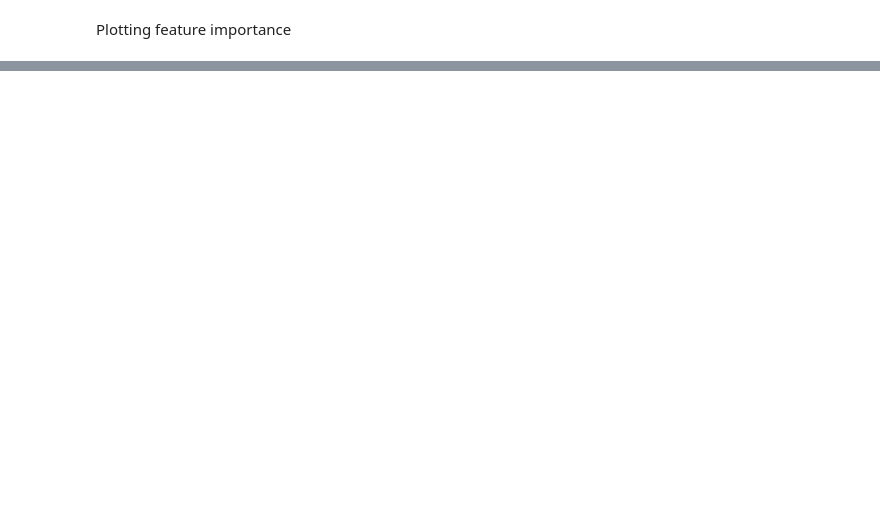
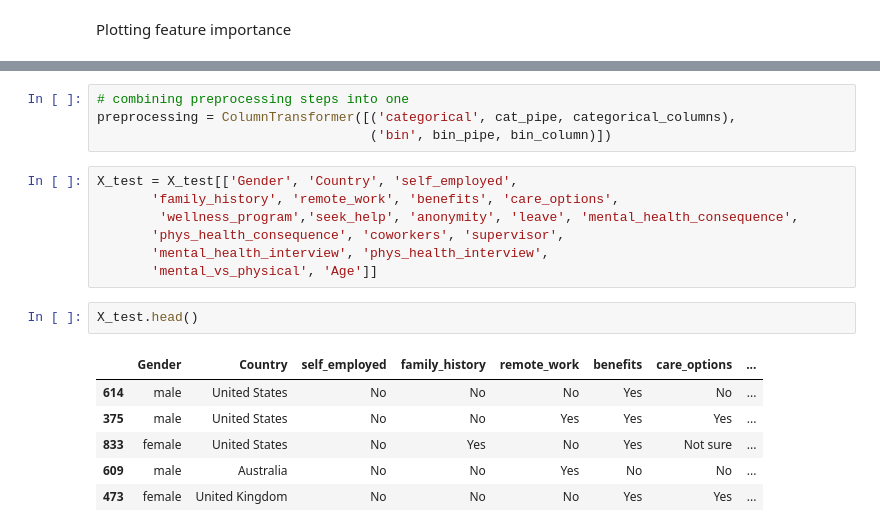
Before and after one commit to michellejc/ML_Lab_FinalProject, a Jupyter notebook: Modeling_Notebook.ipynb, the cells around one changed output, grey strips where cells are left out. Drawn from its saved outputs; the diff is of its cells as text; blank space fills up the shorter version.

```diff
--- a/Modeling_Notebook.ipynb
+++ b/Modeling_Notebook.ipynb
@@ -337,0 +370,20 @@ plt.show()
+# %%
+# combining preprocessing steps into one
+preprocessing = ColumnTransformer([('categorical', cat_pipe, categorical_columns),
+                                   ('bin', bin_pipe, bin_column)])
+# %%
+X_test = X_test[['Gender', 'Country', 'self_employed',
+       'family_history', 'remote_work', 'benefits', 'care_options',
+        'wellness_program','seek_help', 'anonymity', 'leave', 'mental_health_consequence',
+       'phys_health_consequence', 'coworkers', 'supervisor',
+       'mental_health_interview', 'phys_health_interview',
+       'mental_vs_physical', 'Age']]
+# %%
+X_test.head()
+# %% [output]
+|  | Gender | Country | self_employed | family_history | remote_work | benefits | care_options | ... |
+| 614 | male | United States | No | No | No | Yes | No | ... |
+| 375 | male | United States | No | No | Yes | Yes | Yes | ... |
+| 833 | female | United States | No | Yes | No | Yes | Not sure | ... |
+| 609 | male | Australia | No | No | Yes | No | No | ... |
+| 473 | female | United Kingdom | No | No | No | Yes | Yes | ... |
```
Also changed, not shown: parts of 24 cells of this notebook.
